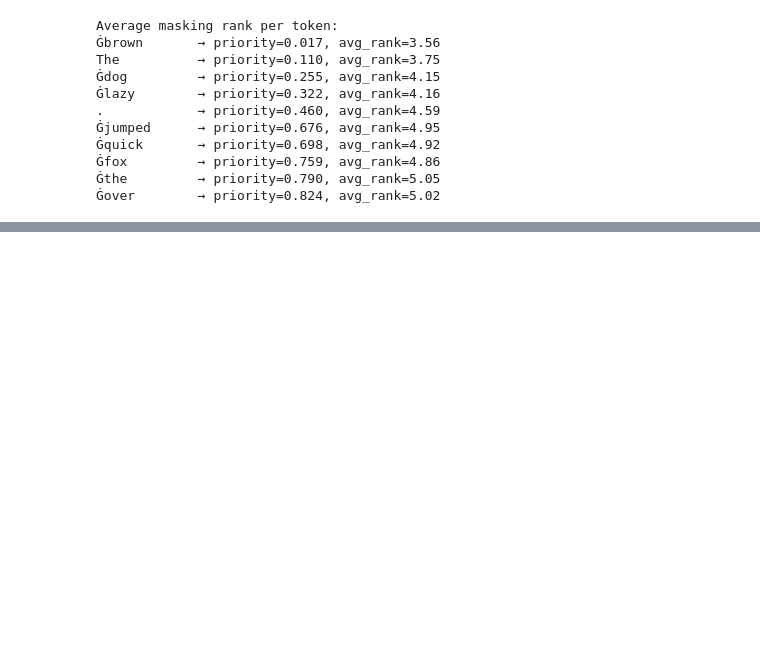
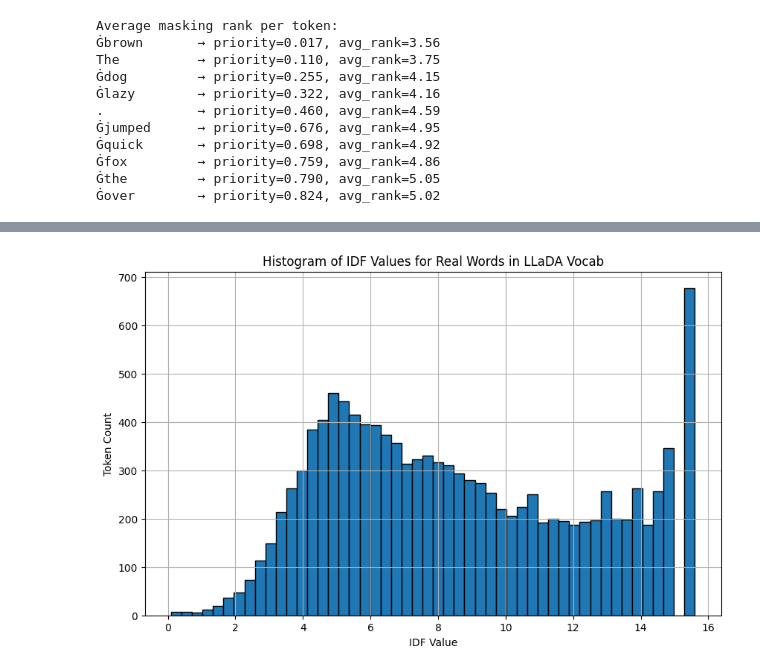
Before and after one commit to ayfeng23/llada_custom_scheduler, a Jupyter notebook: scheduled_sampling.ipynb, the cells around one changed output, grey strips where cells are left out. Saved outputs shown, nothing was run; the diff lists cells and outputs as text; code cells hidden in the pictures; blank space fills up the shorter version.

```diff
--- a/scheduled_sampling.ipynb
+++ b/scheduled_sampling.ipynb
@@ -382,0 +394,11 @@ The          → priority=0.110, avg_rank=3.75
+# %%
+llada_tokens_cleaned = llada_tokens
+real_words = [
+    t for t in llada_tokens_cleaned
+    if word_frequency(t, "en") > threshold or word_frequency(t[1:], "en") > threshold
+]
+non_words = [t for t in llada_tokens_cleaned if t not in real_words]
+
+print(f"Total LLaDA vocab tokens       : {len(llada_tokens_cleaned)}")
+print(f"Tokens recognized by wordfreq : {len(real_words)}")
+print(f"Percentage of real-world words: {len(real_words) / len(llada_tokens_cleaned) * 100:.2f}%")
@@ -382,0 +500,22 @@ The          → priority=0.110, avg_rank=3.75
+# %%
+import matplotlib.pyplot as plt
+
+# Normalize token text: lowercase to match your IDF vocab
+real_words_lower = set(t.lower() for t in real_words)
+
+# Filter the IDF dataframe for just the tokens in real_words
+idf_real = idf_df[idf_df['token'].str.lower().isin(real_words_lower)]
+
+# Drop NaNs in case there are any
+idf_real_values = idf_real['idf'].dropna()
+
+# Plot histogram
+plt.figure(figsize=(10, 6))
+plt.hist(idf_real_values, bins=50, edgecolor='black')
+plt.title('Histogram of IDF Values for Real Words in LLaDA Vocab')
+plt.xlabel('IDF Value')
+plt.ylabel('Token Count')
+plt.grid(True)
+plt.show()
+# %% [output]
+[figure, added]
```
Also changed, not shown: parts of 23 cells of this notebook.
